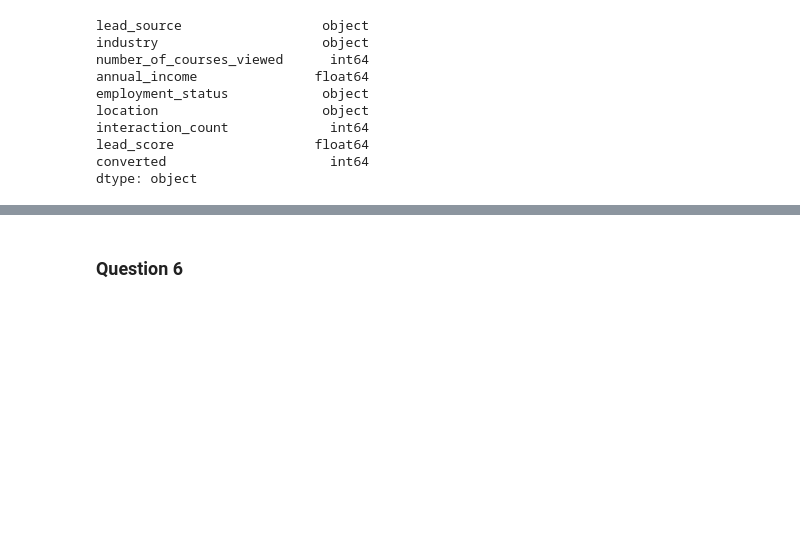
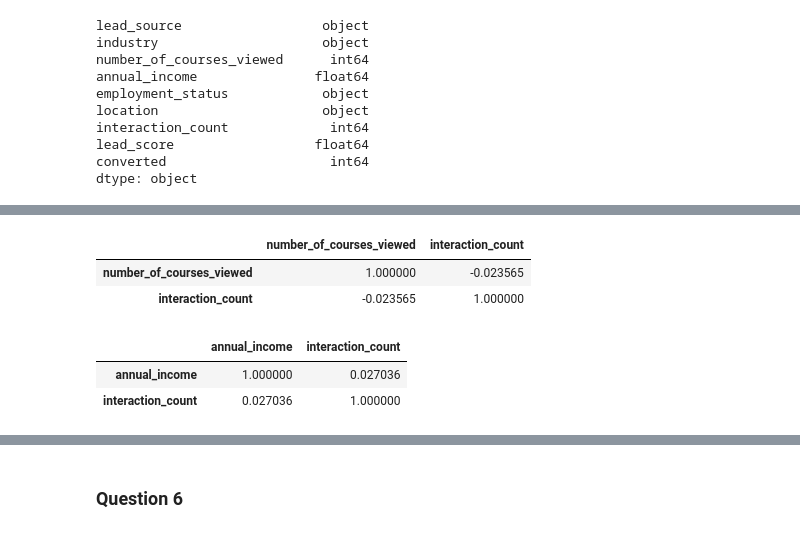
Before and after one commit to denshe/ml-zoomcamp, a Jupyter notebook: ml-zoomcamp-2025-homework3.ipynb, the cells around one changed output, grey strips where cells are left out. Drawn from its saved outputs; the diff is of its cells as text; code cells hidden in the pictures; blank space fills up the shorter version.

```diff
--- a/ml-zoomcamp-2025-homework3.ipynb
+++ b/ml-zoomcamp-2025-homework3.ipynb
@@ -111 +97,13 @@ n_train = n - n_val - n_test
+# %%
+df[['number_of_courses_viewed', 'interaction_count']].corr()
+# %% [output]
+|  | number_of_courses_viewed | interaction_count |
+| number_of_courses_viewed | 1.000000 | -0.023565 |
+| interaction_count | -0.023565 | 1.000000 |
+# %%
+df[['annual_income', 'interaction_count']].corr()
+# %% [output]
+|  | annual_income | interaction_count |
+| annual_income | 1.000000 | 0.027036 |
+| interaction_count | 0.027036 | 1.000000 |
 # %%
```
Also changed, not shown: parts of 34 cells of this notebook.
